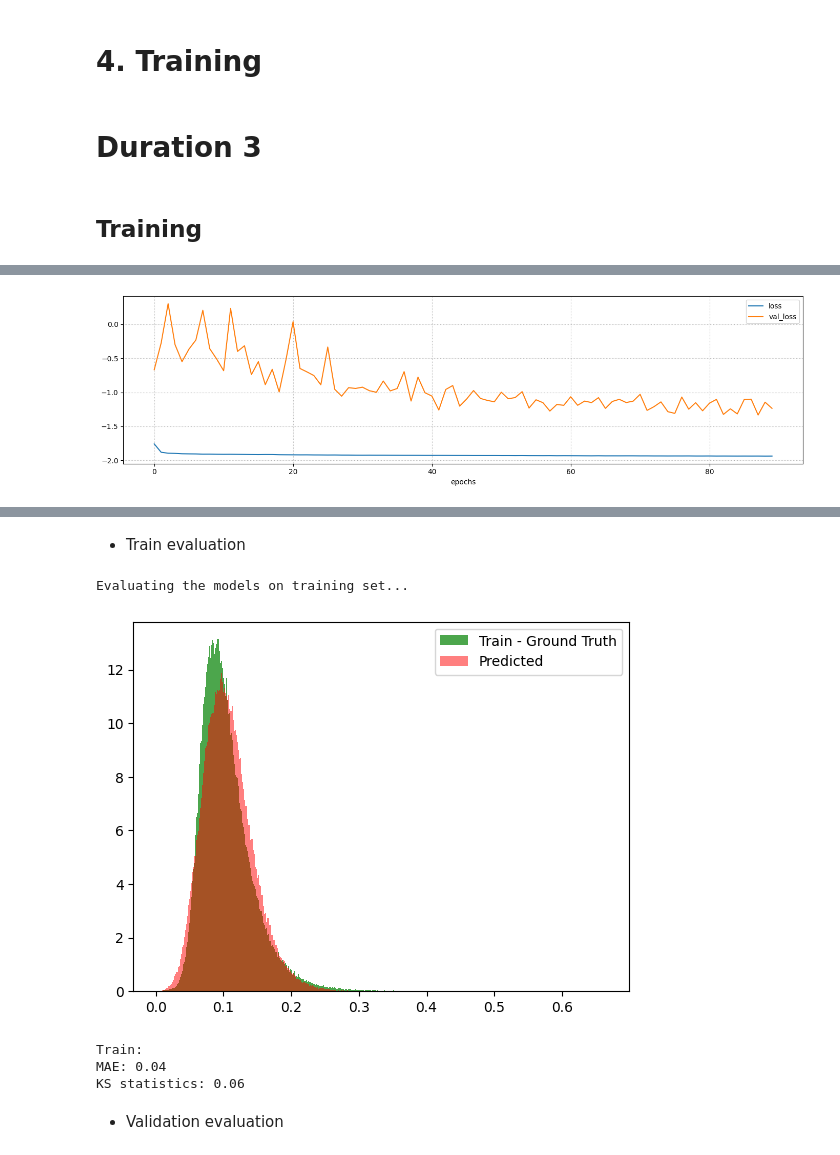
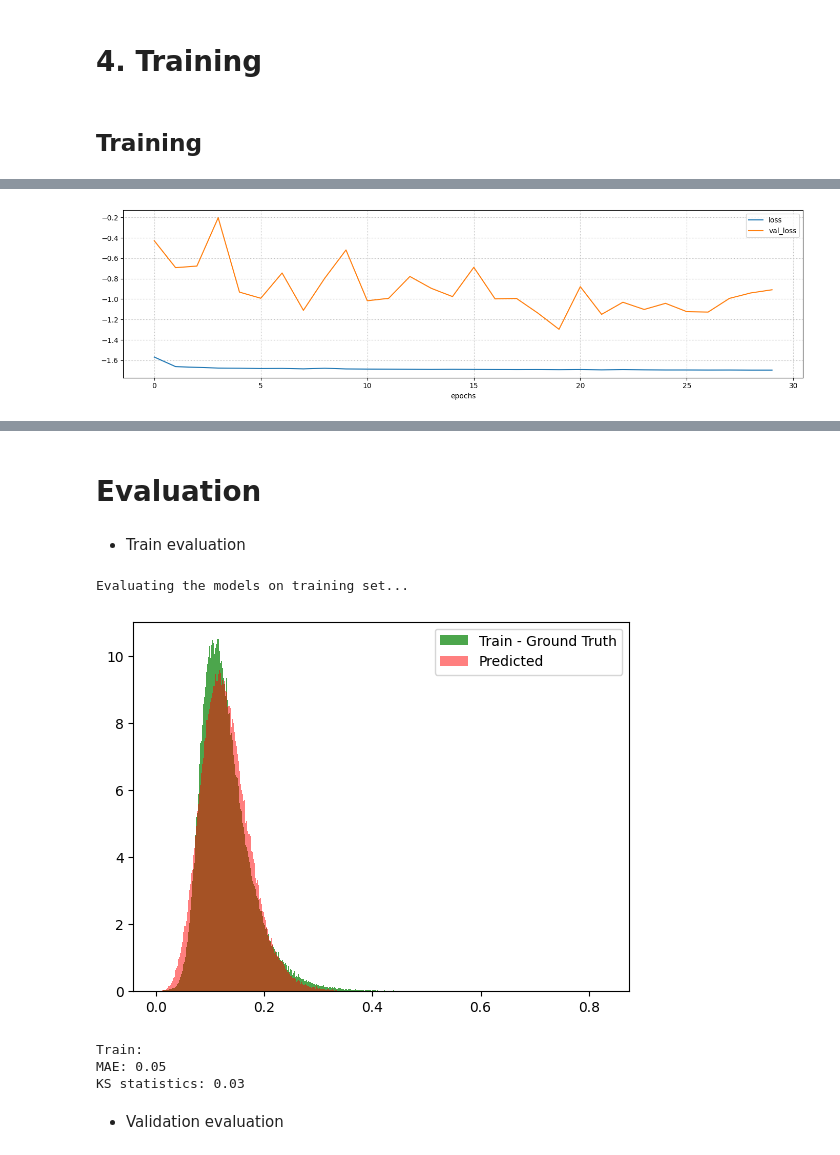
Before and after one commit to oshodiS/Rainfall-BetaEstimation, a Jupyter notebook: Rainfall BETA.ipynb, the cells around one changed output, grey strips where cells are left out. Drawn from its saved outputs; the diff is of its cells as text; code cells hidden in the pictures.

```diff
--- a/Rainfall BETA.ipynb
+++ b/Rainfall BETA.ipynb
@@ -101,7 +108,7 @@ Durations:  [ 1  3  6 12 24]
 # %% [markdown]
 ## 1.2. Preprocess and split the dataset
 # %%
-def scale_AMS(df, k = 1.5):
+def scale_AMS(df, k = 1.2):
     """
         df: dataframe
         k: Multiplication factor to extend the range of AMS values. Defaults to 1.
@@ -119,9 +126,9 @@ def standardize(df):
     features_not_to_scale = ['ID', 'AMS', 'mean_IdD', 'duration[h]']
     features_to_scale = df.columns.drop(features_not_to_scale)
 
-    order_columns = ['ID', 'AMS', 'mean_IdD', 'duration[h]'] + list(features_to_scale)
+    order_columns = list(features_not_to_scale) + list(features_to_scale)
 
-    scaler = StandardScaler() #min max scaler to have values in range [0, 1]
+    scaler = StandardScaler() #standard scaler has values between [-1, 1]
 
     scaled_data = scaler.fit_transform(df[features_to_scale])
     non_scaled_data = df[features_not_to_scale]
@@ -424,10 +399,10 @@ def build_nn_beta_model(input_shape, hidden):
     x = model_in
     for h in hidden:
         x = layers.Dense(h, activation='relu')(x)
-        #x = layers.BatchNormalization()(x)
-    alpha_beta = layers.Dense(2, activation='linear')(x)
 
-    lf = lambda t: tfp.distributions.Beta(concentration0=tf.math.exp(t[:,0:1]), concentration1=tf.math.exp(t[:,1:2]), validate_args=True, allow_nan_stats=False)
+    alpha_beta = layers.Dense(2, activation='exponential')(x)
+
+    lf = lambda t: tfp.distributions.Beta(concentration0=t[:,0:1], concentration1=t[:,1:2], validate_args=True, allow_nan_stats=False)
     model_out = tfp.layers.DistributionLambda(lf)(alpha_beta)
     model = keras.Model(model_in, model_out)
     return model
@@ -521,17 +547,17 @@ def percentage_in_ci(inputs, y, dist, confidence, distribution = 'beta', start =
 # %% [markdown]
 # 4. Training
 # %%
-def train_nn_model(model, X, y, batch_size, loss, lr, verbose=0, patience=10, validation_data=None, **fit_params):
+def train_nn_model(model, X, y, batch_size, loss, lr, epochs, verbose=0, patience=30, validation_data=None, **fit_params):
     # Compile the model
     model.compile(optimizer=tf.keras.optimizers.Adam(learning_rate=lr), loss=loss)
 
     # Build the early stop callback
     cb = []
     if validation_data is not None:
-        cb += [callbacks.EarlyStopping(patience=patience, restore_best_weights=True)]
+        cb += [callbacks.EarlyStopping(monitor='val_loss', patience=patience, restore_best_weights=True, mode='auto', min_delta=1e-3)]
 
     # Train the model
-    history = model.fit(X, y, batch_size=batch_size, callbacks=cb, validation_data=validation_data, verbose=verbose, **fit_params)
+    history = model.fit(X, y, batch_size=batch_size, epochs=epochs, callbacks=cb, validation_data=validation_data, verbose=verbose, **fit_params)
 
     return history
 
@@ -554,8 +580,6 @@ def plot_training_history(history=None, figsize=None, print_final_scores=True):
             vll = history.history["val_loss"][-1]
             s += f', {vll:.4f} (validation)'
         print(s)
-# %% [markdown]
-# Duration 3
 # %% [markdown]
 ## Training
 # %%
@@ -567,15 +591,13 @@ X_test = inputs_test.values
 y_test = outputs_test.values
 # %%
 # Parameters for the training
-batch_size = 512
-epochs = 90
+batch_size = 256
+epochs = 30
 lr = 1e-3
+patience = 15
 loss_prof = lambda y_true, dist: -dist.log_prob(y_true)
 
-print('Training the model without the guesses...')
-model = build_nn_beta_model(input_shape=(X_train.shape[1],), hidden=[512,512])
-callback = tf.keras.callbacks.EarlyStopping(monitor='val_loss', patience=30, restore_best_weights=True, mode='auto', min_delta=1e-3)
-model.compile(optimizer=tf.keras.optimizers.Adam(learning_rate=lr), loss=loss_prof)
-history = model.fit(X_train, y_train, batch_size=batch_size, epochs=epochs, validation_data=(X_val, y_val), callbacks=[callback], verbose=1)
+model = build_nn_beta_model(input_shape=(X_train.shape[1],), hidden=[512,64])
+history = train_nn_model(model, X_train, y_train, batch_size, loss_prof, lr, epochs, verbose=1, patience=patience, validation_data=(X_val, y_val))
 plot_training_history(history, figsize=(14, 4))
 # %% [output]
@@ -599 +621 @@ Epoch 90/90
-[figure, old version]
+[figure, new version]
@@ -601,3 +623,5 @@ Final loss: -1.9357 (training), -1.2355 (validation)
+# %% [markdown]
+# Evaluation
 # %% [markdown]
 * Train evaluation
 # %%
@@ -616,10 +640,10 @@ train_no_guess = ['Train', mae_train, ks_statist_train]
 results.loc[0] = train_no_guess
 # %% [output]
 Evaluating the models on training set...
-[figure, old version]
+[figure, new version]
 Train:
-MAE: 0.04
-KS statistics: 0.06
+MAE: 0.05
+KS statistics: 0.03
 # %% [markdown]
 * Validation evaluation
 # %%
```
Also changed, not shown: parts of 32 cells of this notebook.
